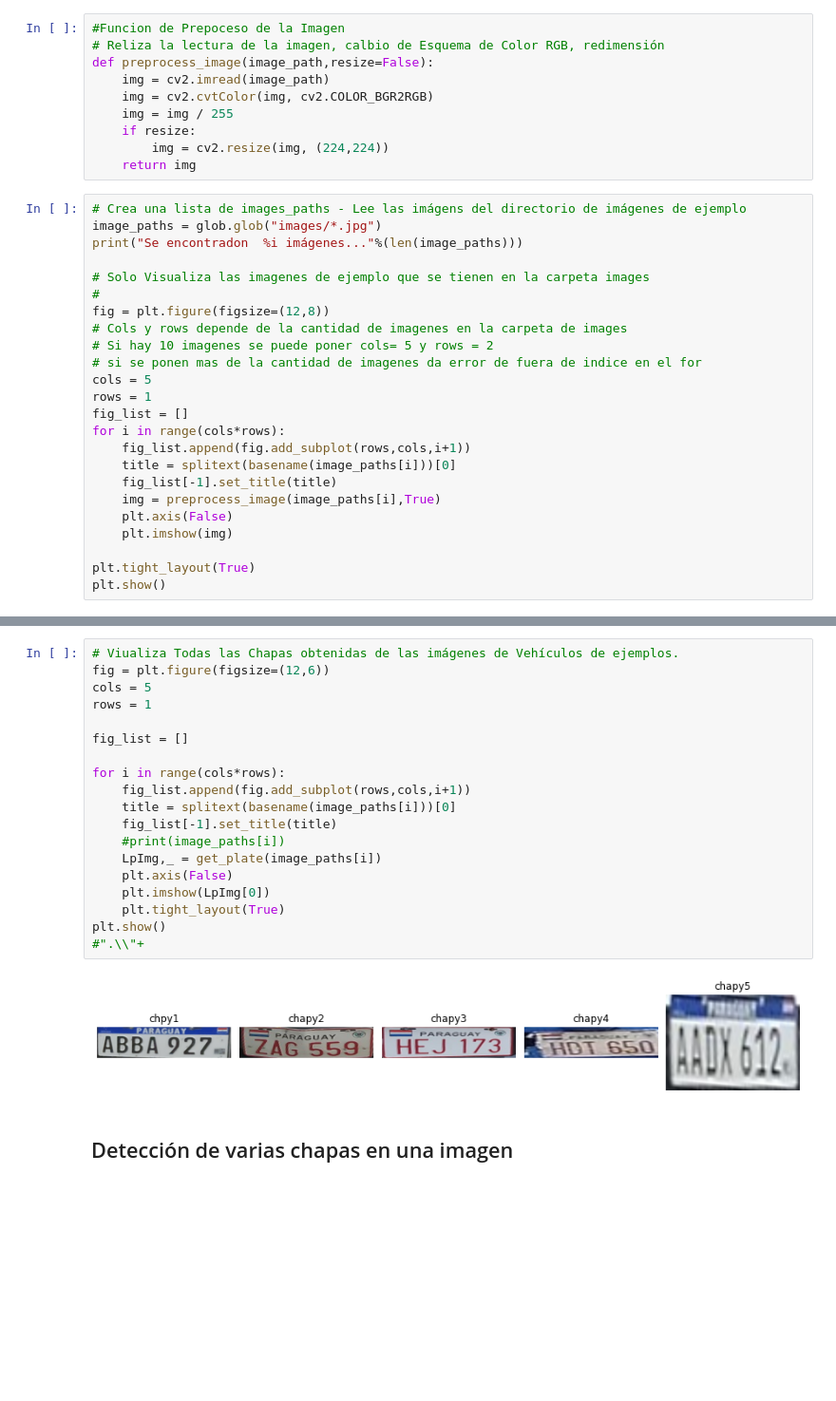
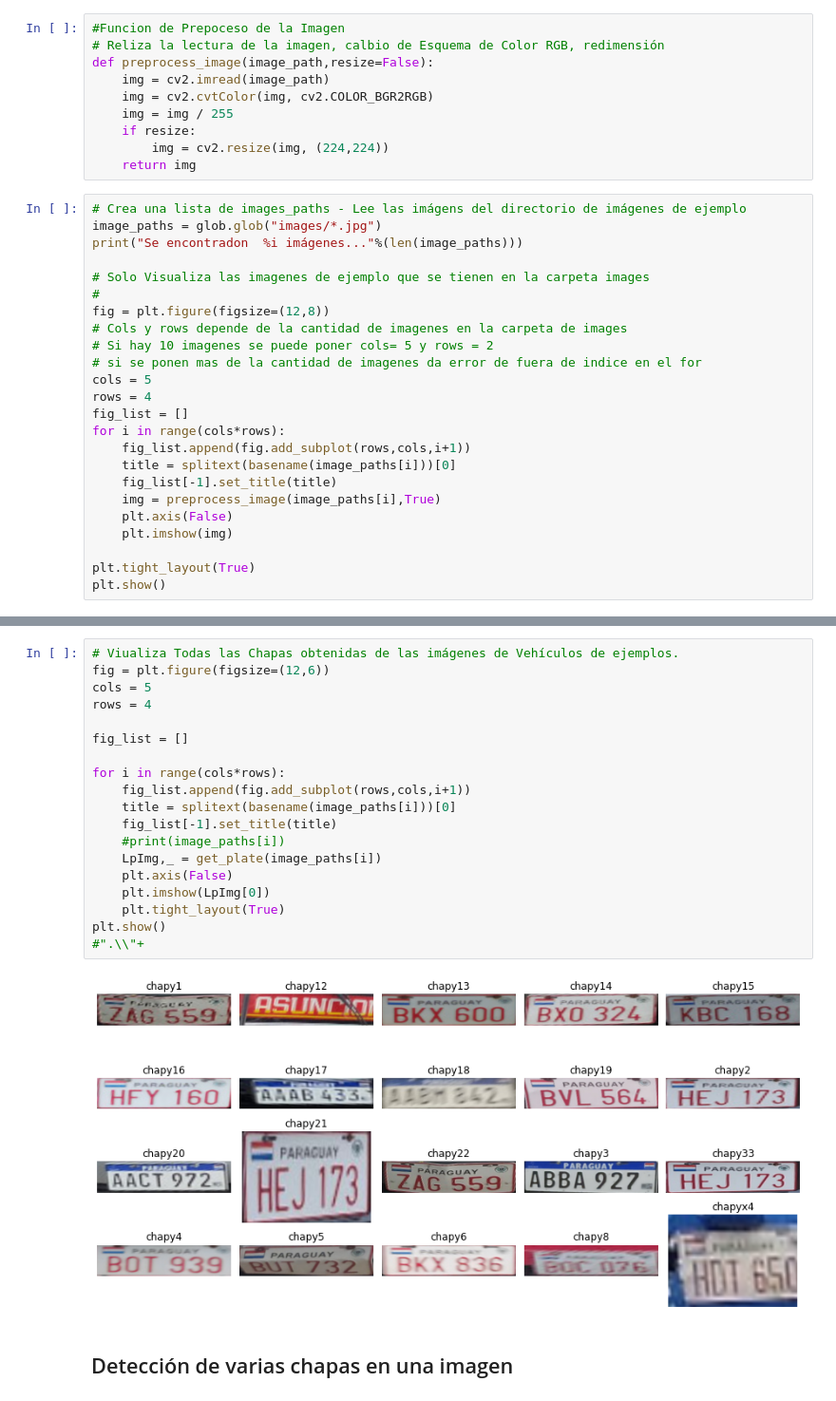
Before and after one commit to orlychaparro/deteccion_chapas, a Jupyter notebook: [Part 1]License_plate_detection.ipynb, the cells around one changed output, grey strips where cells are left out. Shown at 95% size. Saved outputs shown, nothing was run; the diff lists cells and outputs as text; blank space fills up the shorter version.

```diff
--- a/[Part 1]License_plate_detection.ipynb
+++ b/[Part 1]License_plate_detection.ipynb
@@ -111,7 +89,7 @@ fig = plt.figure(figsize=(12,8))
 # Si hay 10 imagenes se puede poner cols= 5 y rows = 2
 # si se ponen mas de la cantidad de imagenes da error de fuera de indice en el for
 cols = 5
-rows = 1
+rows = 4
 fig_list = []
 for i in range(cols*rows):
     fig_list.append(fig.add_subplot(rows,cols,i+1))
@@ -190,24 +176,24 @@ Clipping input data to the valid range for imshow with RGB data ([0..1] for floa
 # %%
 # Viualiza Todas las Chapas obtenidas de las imágenes de Vehículos de ejemplos.
 fig = plt.figure(figsize=(12,6))
 cols = 5
-rows = 1
+rows = 4
 
 fig_list = []
 
 for i in range(cols*rows):
     fig_list.append(fig.add_subplot(rows,cols,i+1))
     title = splitext(basename(image_paths[i]))[0]
     fig_list[-1].set_title(title)
     #print(image_paths[i])
     LpImg,_ = get_plate(image_paths[i])
     plt.axis(False)
     plt.imshow(LpImg[0])
     plt.tight_layout(True)
 plt.show()
 #".\\"+
 # %% [output]
-[figure, old version]
+[figure, new version]
 # %% [markdown]
 ## Detección de varias chapas en una imagen
 # %%
```
Also changed, not shown: parts of 10 cells of this notebook, 3 other files.
